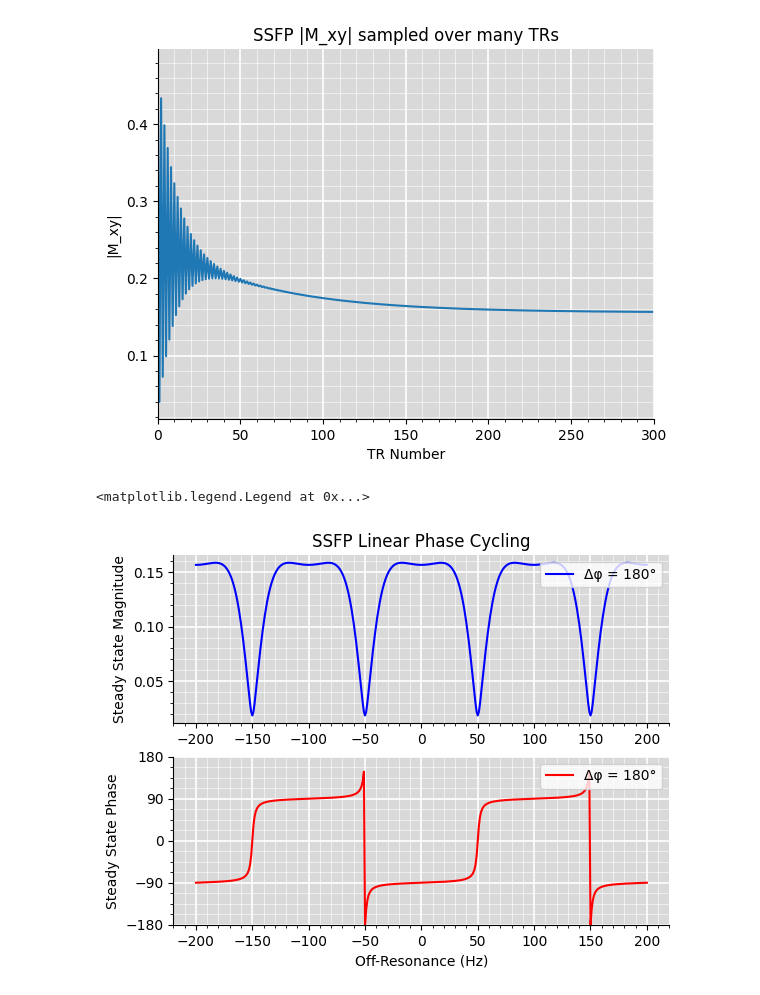
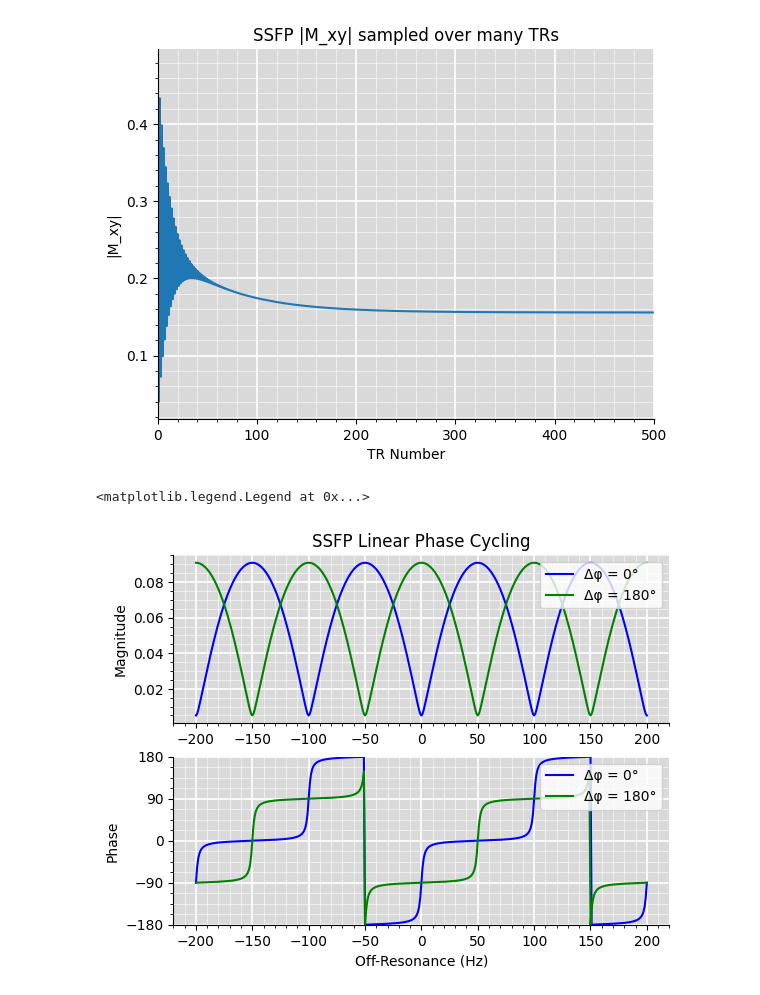
Before and after one commit to CyrusAlbright/mri, a Jupyter notebook: workbook.ipynb, the cells around one changed output. Drawn from its saved outputs; the diff is of its cells as text; code cells hidden in the pictures.

```diff
--- a/workbook.ipynb
+++ b/workbook.ipynb
@@ -78,12 +78,12 @@ def ssfp_transient_steady_state_linear_phase_cycling(tr_max: int, tr: float, te:
 		m = decay * m + recovery
 		m = off_res_rot @ m
 
-	relax_te_1, relax_te_2 = relaxation_terms(t1, t2, te)
+	decay_te, recovery_te = relaxation_terms(t1, t2, te)
 	off_res_rot_te = off_res_rotation_matrix(off_res, te)
 
 	tip = inverse_phase_cycle @ tip @ phase_cycle
 	m = tip @ m
-	m = relax_te_1 * m + relax_te_2
+	m = decay_te * m + recovery_te
 	m = off_res_rot_te @ m
 
 	return np.linalg.norm(m[:2]), np.arctan2(m[1], m[0])
@@ -91,15 +135,14 @@ def ssfp_transient_steady_state_linear_phase_cycling(tr_max: int, tr: float, te:
 # Common parameters
 # All time parameters are in seconds
 
-tr_max = 300
+tr_max = 500
 tr = 10 / 1000
 te = 5 / 1000
 t1 = 1000 / 1000
 t2 = 100 / 1000
-
-alpha = np.deg2rad(30)
-phi = 0
 # %%
+alpha = np.deg2rad(30)
+phi = 0
 off_res = 0
 
 samples = ssfp_transient_sample_linear_phase_cycling(tr_max, tr, te, t1, t2, alpha, phi, np.deg2rad(180), off_res)
@@ -119,43 +162,50 @@ ax.minorticks_on()
 ax.grid(visible=True, which="minor", axis="both", color="white", linewidth=0.4)
 ax.grid(visible=True, which="major", axis="both", color="white", linewidth=1.2)
 # %% [output]
-[figure, old version]
+[figure, new version]
 # %%
+alpha = np.deg2rad(90)
+phi = 0
 delta_phi = np.deg2rad(180)
 off_res_vec = np.linspace(-200, 200, 401)
-steady_states = []
+steady_states_1 = []
+steady_states_2 = []
 
 for off_res in off_res_vec:
-	steady_states.append(ssfp_transient_steady_state_linear_phase_cycling(tr_max, tr, te, t1, t2, alpha, phi, delta_phi, off_res))
+	steady_states_1.append(ssfp_transient_steady_state_linear_phase_cycling(tr_max, tr, te, t1, t2, alpha, phi, 0, off_res))
+	steady_states_2.append(ssfp_transient_steady_state_linear_phase_cycling(tr_max, tr, te, t1, t2, alpha, phi, delta_phi, off_res))
 
-steady_states = np.array(steady_states)
+steady_states_1 = np.array(steady_states_1)
+steady_states_2 = np.array(steady_states_2)
 
 fig, (ax1, ax2) = plt.subplots(2, 1)
 
 ax1.set_title("SSFP Linear Phase Cycling")
-ax1.set_ylabel("Steady State Magnitude")
+ax1.set_ylabel("Magnitude")
 
 ax1.set_facecolor("0.85")
 ax1.spines[["right", "top"]].set_visible(False)
 ax1.minorticks_on()
 ax1.grid(visible=True, which="minor", axis="both", color="white", linewidth=0.4)
 ax1.grid(visible=True, which="major", axis="both", color="white", linewidth=1.2)
 
 ax2.set_xlabel("Off-Resonance (Hz)")
-ax2.set_ylabel("Steady State Phase")
+ax2.set_ylabel("Phase")
 ax2.set_ylim(-180, 180)
 
 ax2.set_facecolor("0.85")
 ax2.spines[["right", "top"]].set_visible(False)
 ax2.set_yticks(np.arange(-180, 181, 90))
 ax2.minorticks_on()
 ax2.grid(visible=True, which="minor", axis="both", color="white", linewidth=0.4)
 ax2.grid(visible=True, which="major", axis="both", color="white", linewidth=1.2)
 
-ax1.plot(off_res_vec, steady_states[:, 0], label=f"Δφ = {np.rad2deg(delta_phi):.0f}°", color="b")
+ax1.plot(off_res_vec, steady_states_1[:, 0], label=f"Δφ = 0°", color="b")
+ax1.plot(off_res_vec, steady_states_2[:, 0], label=f"Δφ = {np.rad2deg(delta_phi):.0f}°", color="g")
 ax1.legend(loc="upper right")
-ax2.plot(off_res_vec, np.rad2deg(steady_states[:, 1]), label=f"Δφ = {np.rad2deg(delta_phi):.0f}°", color="r")
+ax2.plot(off_res_vec, np.rad2deg(steady_states_1[:, 1]), label=f"Δφ = 0°", color="b")
+ax2.plot(off_res_vec, np.rad2deg(steady_states_2[:, 1]), label=f"Δφ = {np.rad2deg(delta_phi):.0f}°", color="g")
 ax2.legend(loc="upper right")
 # %% [output]
 <matplotlib.legend.Legend at 0x...>
-[figure, old version]
+[figure, new version]
```
Also changed, not shown: parts of 3 cells of this notebook.
